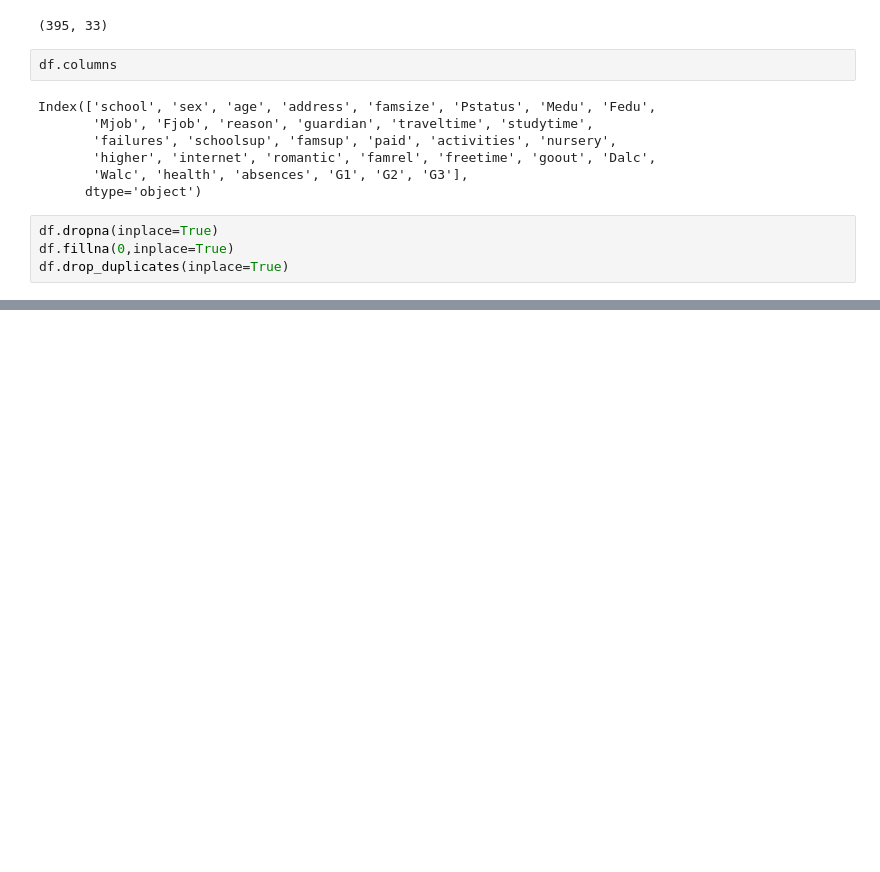
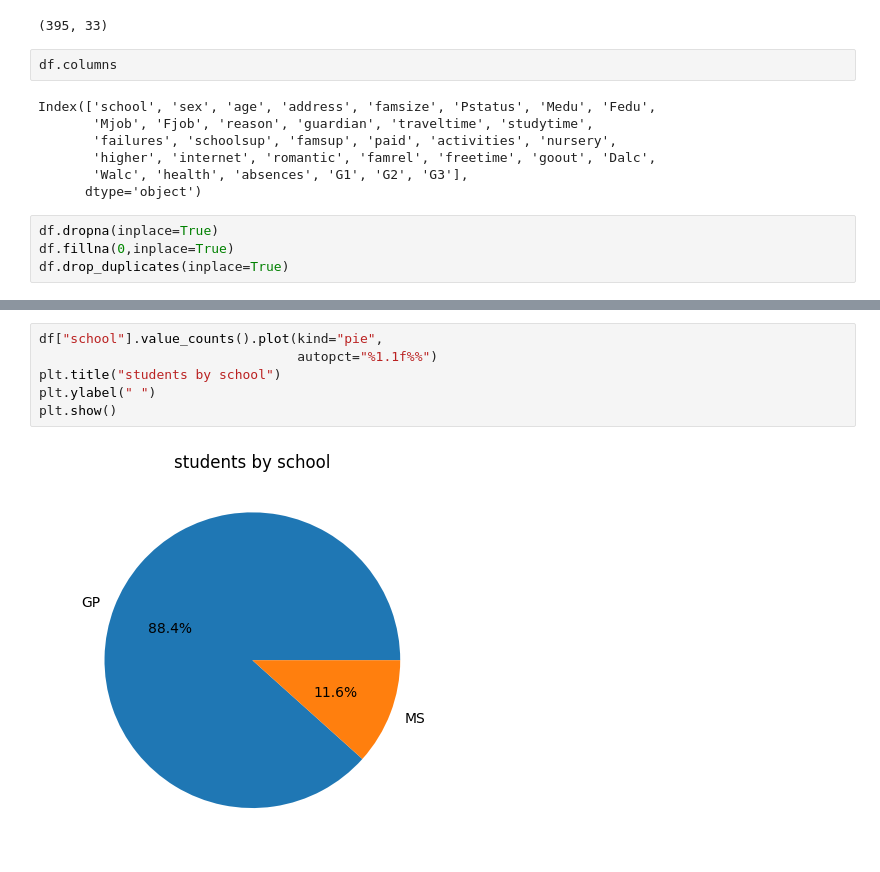
Before and after one commit to sonalkroy15-hub/data-science-fundamental, a Jupyter notebook: studentdataminiproject.ipynb, the cells around one changed output, grey strips where cells are left out. Saved outputs shown, nothing was run; the diff lists cells and outputs as text; blank space fills up the shorter version.

```diff
--- a/studentdataminiproject.ipynb
+++ b/studentdataminiproject.ipynb
@@ -148,0 +415,8 @@ df.drop_duplicates(inplace=True)
+# %%
+df["school"].value_counts().plot(kind="pie",
+                                 autopct="%1.1f%%")
+plt.title("students by school")
+plt.ylabel(" ")
+plt.show()
+# %% [output]
+[figure, added]
```
Also changed, not shown: parts of 26 cells of this notebook.
